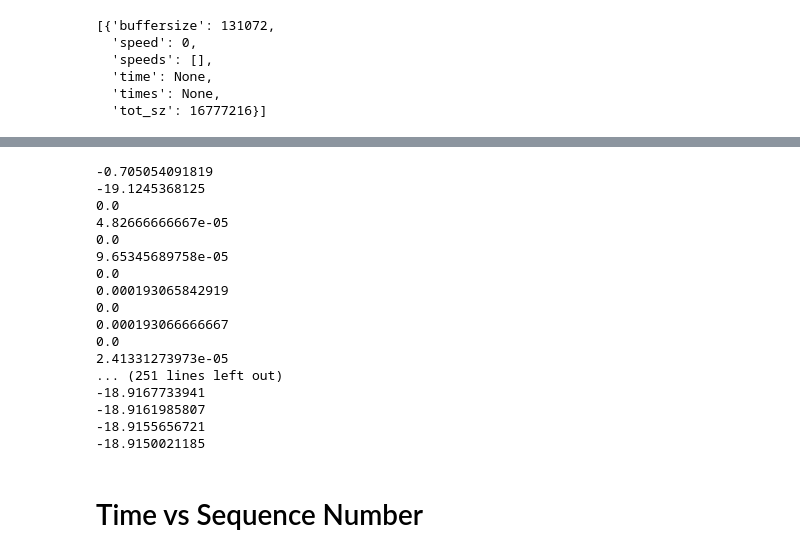
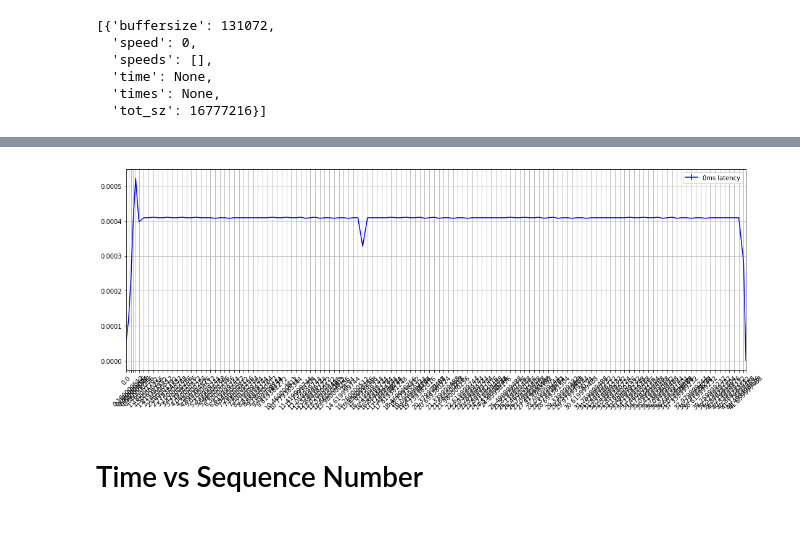
Before and after one commit to Michael137/os, a Jupyter notebook: l41-labs/lab3/lab3.ipynb, the cells around one changed output, grey strips where cells are left out. Saved outputs shown, nothing was run; the diff lists cells and outputs as text; code cells hidden in the pictures; blank space fills up the shorter version.

```diff
--- a/l41-labs/lab3/lab3.ipynb
+++ b/l41-labs/lab3/lab3.ipynb
@@ -589,65 +684,51 @@ Value is: ]
 # %%
 data = {'2thread':[],'2thread_s':[]}
-RUNS = 10
+RUNS = 8
 FLAGS = ""
 EXE = "ipc-static"
 BUFFER_SIZES = []
 TIMES = []
 ENTRIES = []
+FILENAME="combined_40_1"
 
-text_file = open("combined.log", "r")
+text_file = open("{}.log".format(FILENAME), "r")
 lines = text_file.read().split("\n")
 lines = [l.strip().split() for l in lines if "tcp_do_segment" in l]
 
 # Aggregate info into list
 # Order is important
 for e in lines:
     entry = {}
+    if e == '#':
+        ENTRIES.append(e)
     for kv in e:
         split = kv.split(':')
         if len(split) == 2:
             entry[split[0]] = split[1]
-    ENTRIES.append(entry);
+    ENTRIES.append(entry)
 
+cur_time = float(ENTRIES[0]["Time"])
+cur_seq = float(ENTRIES[0]["Seq"])
 bws = []
-cur_time = float(ENTRIES[0]["Time"])
 for e in ENTRIES:
     diff = ((float(e["Time"]) - cur_time) / 1000000000)
-    #print(diff)
-    if diff > 0.001:
+    if diff > 0.001 and int(e["source"]) == 10141:
         bws.append(e)
         cur_time = float(e["Time"])
 
 bws = zip(bws[::2], bws[1::2])
 
 # TODO: make sure sequence numbers are sorted in "bws"
+tps = []
 for e in bws:
     tp = (float(e[1]["Seq"]) - float(e[0]["Seq"])) / (float(e[1]["Time"]) - float(e[0]["Time"]))
-    print(tp)
+    tps.append(tp)
 
-# print(bws)
-# print(ENTRIES[0]["Time"])
-# print(ENTRIES[-1]["Time"])
-
-#p = graph([v["Time"] for k,v in bws[0]],data['2proc'], RUNS, label="2proc off-cpu")
+times = [list(b)[1]["Time"] for b in bws]
+times = [(float(t) - float(times[0]))/1000000000 for t in times]
+p = graph(times, tps, 1, label="0ms latency")
 # %% [output]
--0.705054091819
--19.1245368125
-0.0
-4.82666666667e-05
-0.0
-9.65345689758e-05
-0.0
-0.000193065842919
-0.0
-0.000193066666667
-0.0
-2.41331273973e-05
-... (251 lines left out)
--18.9167733941
--18.9161985807
--18.9155656721
--18.9150021185
+[figure, added]
 # %% [markdown]
 # Time vs Sequence Number
 # %%
```
Also changed, not shown: parts of 9 cells of this notebook.
